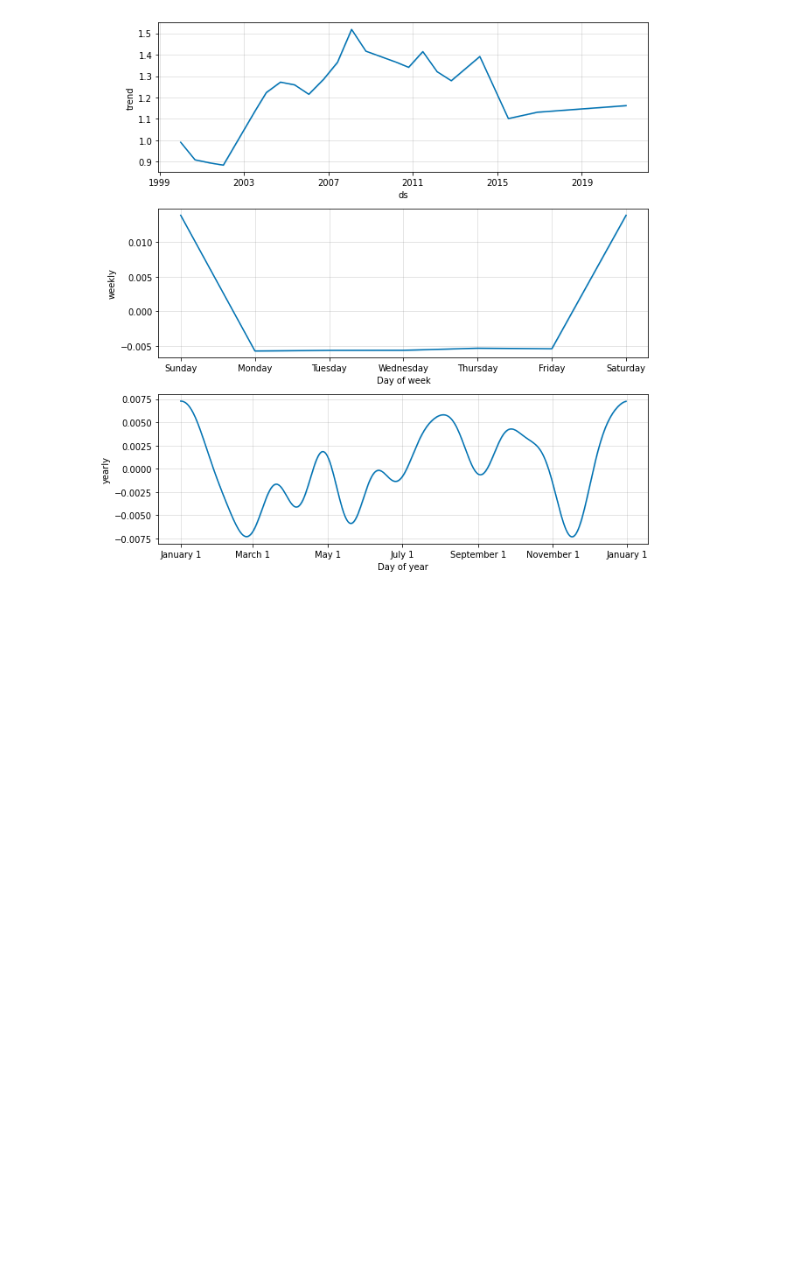
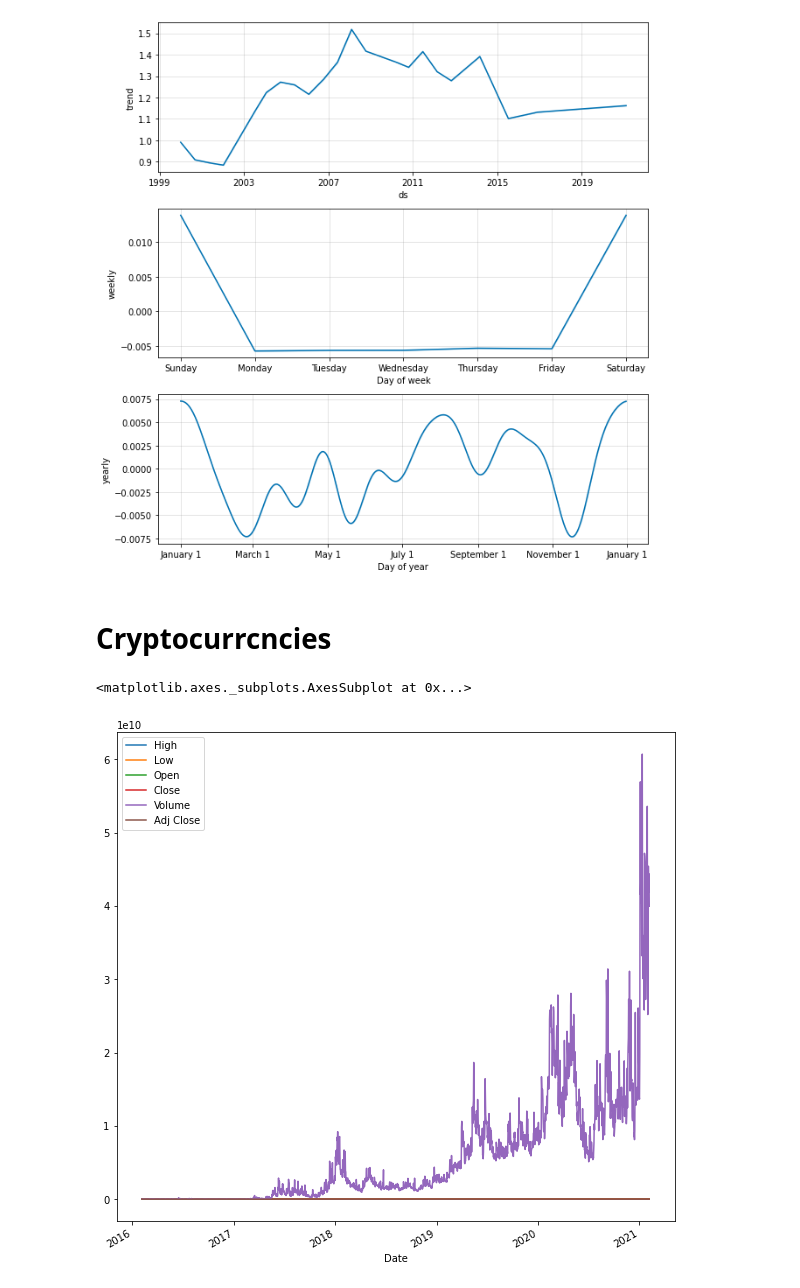
Before and after one commit to Smartsie/Invest, a Jupyter notebook: Invest_with_Currency.ipynb, the cells around one changed output. Drawn from its saved outputs; the diff is of its cells as text; code cells hidden in the pictures; blank space fills up the shorter version.

```diff
--- a/Invest_with_Currency.ipynb
+++ b/Invest_with_Currency.ipynb
@@ -680,3 +679,5 @@ m.plot_components(prediction)
 plt.show()
 # %% [output]
 [figure]
+# %% [markdown]
+# Cryptocurrcncies
@@ -682,0 +691,16 @@ plt.show()
+# %%
+#Setting the end date to today
+end = datetime.today()
+
+#Start date set to one year back
+start = datetime(end.year-5,end.month,end.day)
+#using yahoo finance to grab cryptocurrency data
+
+#BTC = pdr.DataReader('BTC-USD','yahoo',start,end)
+ETH = pdr.DataReader('ETH-USD','yahoo',start,end)
+#LTC = pdr.DataReader('LTC-USD','yahoo',start,end)
+# %%
+ETH.plot()
+# %% [output]
+<matplotlib.axes._subplots.AxesSubplot at 0x...>
+[figure, added]
```
Also changed, not shown: parts of 22 cells of this notebook.
